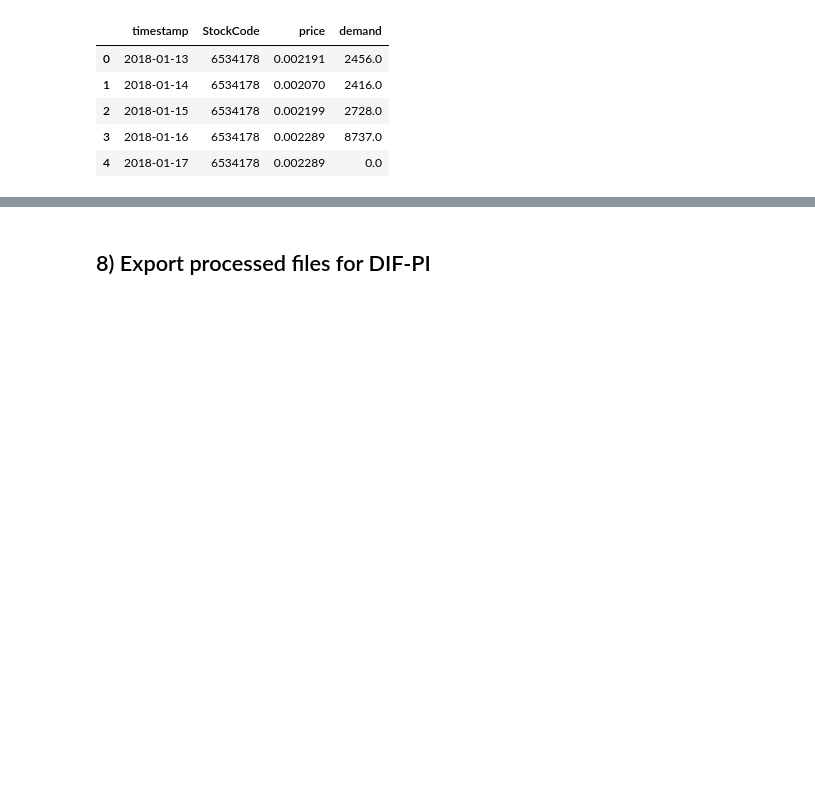
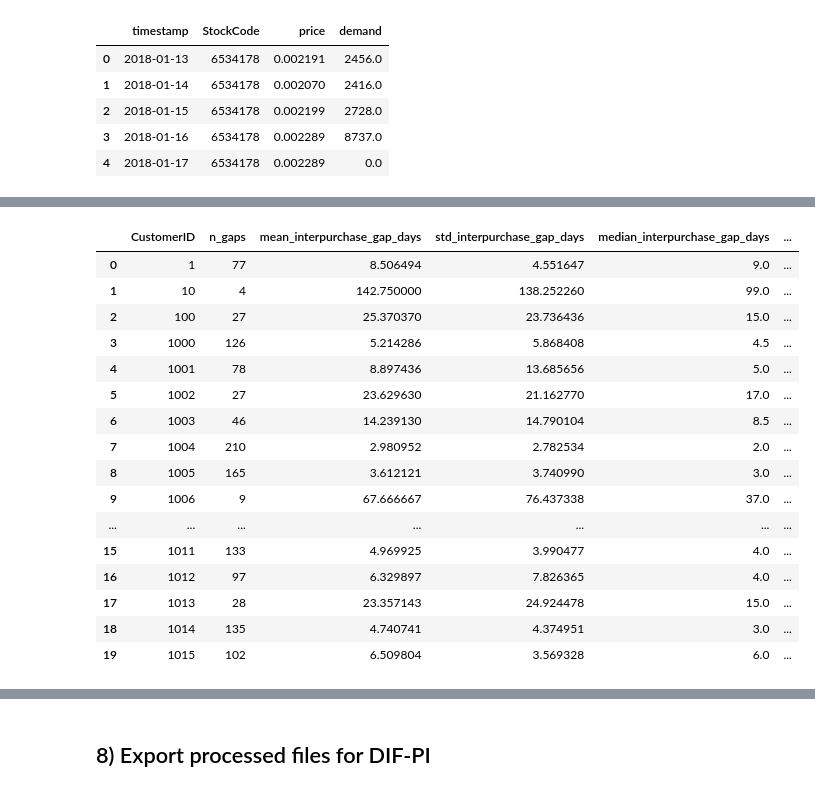
Before and after one commit to alexgrigoras/dif-pi, a Jupyter notebook: eda-complete-journey.ipynb, the cells around one changed output, grey strips where cells are left out. Saved outputs shown, nothing was run; the diff lists cells and outputs as text; code cells hidden in the pictures; blank space fills up the shorter version.

```diff
--- a/eda-complete-journey.ipynb
+++ b/eda-complete-journey.ipynb
@@ -397,0 +565,79 @@ Wrote: /Users/alexgrigoras/Library/Mobile Documents/com~apple~CloudDocs/[5] Soft
+# %%
+
+# Customer purchase timing descriptors from distinct purchase days
+cust_purchase_days = (
+    tx_std[['CustomerID', 'InvoiceDate']]
+    .drop_duplicates()
+    .sort_values(['CustomerID', 'InvoiceDate'])
+    .copy()
+)
+
+cust_purchase_days['interpurchase_gap_days'] = (
+    cust_purchase_days.groupby('CustomerID')['InvoiceDate']
+    .diff()
+    .dt.days
+)
+
+interpurchase_gaps = cust_purchase_days.dropna(subset=['interpurchase_gap_days']).copy()
+interpurchase_gaps['interpurchase_gap_days'] = interpurchase_gaps['interpurchase_gap_days'].astype(int)
+
+customer_purchase_regularity = (
+    interpurchase_gaps.groupby('CustomerID')
+    .agg(
+        n_gaps=('interpurchase_gap_days', 'size'),
+        mean_interpurchase_gap_days=('interpurchase_gap_days', 'mean'),
+        std_interpurchase_gap_days=('interpurchase_gap_days', lambda s: float(s.std(ddof=0))),
+        median_interpurchase_gap_days=('interpurchase_gap_days', 'median')
+    )
+    .reset_index()
+)
+
+customer_purchase_regularity['purchase_regularity_cv'] = (
+    customer_purchase_regularity['std_interpurchase_gap_days'] /
+    (customer_purchase_regularity['mean_interpurchase_gap_days'] + 1e-9)
+)
+
+customer_purchase_days_count = (
+    cust_purchase_days.groupby('CustomerID')
+    .size()
+    .rename('purchase_day_count')
+    .reset_index()
+)
+
+customer_purchase_regularity = customer_purchase_regularity.merge(
+    customer_purchase_days_count, on='CustomerID', how='left'
+)
+
+activity_cut = customer_purchase_regularity['purchase_day_count'].median()
+customer_purchase_regularity['customer_activity_segment'] = np.where(
+    customer_purchase_regularity['purchase_day_count'] >= activity_cut,
+    'high_activity',
+    'low_activity'
+)
+
+interpurchase_gaps = interpurchase_gaps.merge(
+    customer_purchase_regularity[['CustomerID', 'customer_activity_segment']],
+    on='CustomerID',
+    how='left'
+)
+
+customer_purchase_regularity_out = CH3_OUT_DIR / 'customer_purchase_regularity_scores.csv'
+customer_purchase_regularity.to_csv(customer_purchase_regularity_out, index=False)
+
+customer_interpurchase_gap_summary = pd.DataFrame([
+    {'summary_field': 'number_of_customers_with_gaps', 'value': int(customer_purchase_regularity['CustomerID'].nunique())},
+    {'summary_field': 'number_of_gap_observations', 'value': int(len(interpurchase_gaps))},
+    {'summary_field': 'median_interpurchase_gap_days', 'value': float(interpurchase_gaps['interpurchase_gap_days'].median())},
+    {'summary_field': 'mean_interpurchase_gap_days', 'value': float(interpurchase_gaps['interpurchase_gap_days'].mean())},
+    {'summary_field': 'median_purchase_regularity_cv', 'value': float(customer_purchase_regularity['purchase_regularity_cv'].median())},
+    {'summary_field': 'mean_purchase_regularity_cv', 'value': float(customer_purchase_regularity['purchase_regularity_cv'].mean())}
+])
+
+customer_interpurchase_gap_summary_out = CH3_OUT_DIR / 'customer_interpurchase_gap_summary.csv'
+customer_interpurchase_gap_summary.to_csv(customer_interpurchase_gap_summary_out, index=False)
+
+print('Wrote:', customer_purchase_regularity_out)
+print('Wrote:', customer_interpurchase_gap_summary_out)
+display(customer_interpurchase_gap_summary)
+display(customer_purchase_regularity.head(20))
+# %% [output]
@@ -397,0 +653,17 @@ Wrote: /Users/alexgrigoras/Library/Mobile Documents/com~apple~CloudDocs/[5] Soft
+|  | CustomerID | n_gaps | mean_interpurchase_gap_days | std_interpurchase_gap_days | median_interpurchase_gap_days | ... |
+| 0 | 1 | 77 | 8.506494 | 4.551647 | 9.0 | ... |
+| 1 | 10 | 4 | 142.750000 | 138.252260 | 99.0 | ... |
+| 2 | 100 | 27 | 25.370370 | 23.736436 | 15.0 | ... |
+| 3 | 1000 | 126 | 5.214286 | 5.868408 | 4.5 | ... |
+| 4 | 1001 | 78 | 8.897436 | 13.685656 | 5.0 | ... |
+| 5 | 1002 | 27 | 23.629630 | 21.162770 | 17.0 | ... |
+| 6 | 1003 | 46 | 14.239130 | 14.790104 | 8.5 | ... |
+| 7 | 1004 | 210 | 2.980952 | 2.782534 | 2.0 | ... |
+| 8 | 1005 | 165 | 3.612121 | 3.740990 | 3.0 | ... |
+| 9 | 1006 | 9 | 67.666667 | 76.437338 | 37.0 | ... |
+| ... | ... | ... | ... | ... | ... | ... |
+| 15 | 1011 | 133 | 4.969925 | 3.990477 | 4.0 | ... |
+| 16 | 1012 | 97 | 6.329897 | 7.826365 | 4.0 | ... |
+| 17 | 1013 | 28 | 23.357143 | 24.924478 | 15.0 | ... |
+| 18 | 1014 | 135 | 4.740741 | 4.374951 | 3.0 | ... |
+| 19 | 1015 | 102 | 6.509804 | 3.569328 | 6.0 | ... |
```
Also changed, not shown: parts of 7 cells of this notebook.
